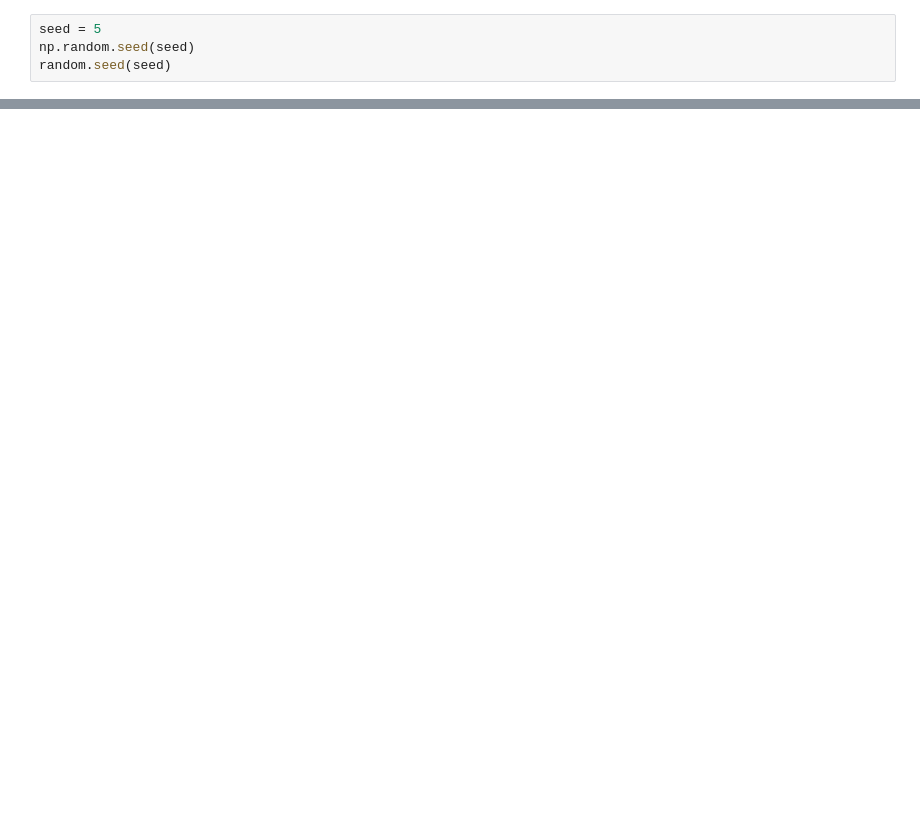
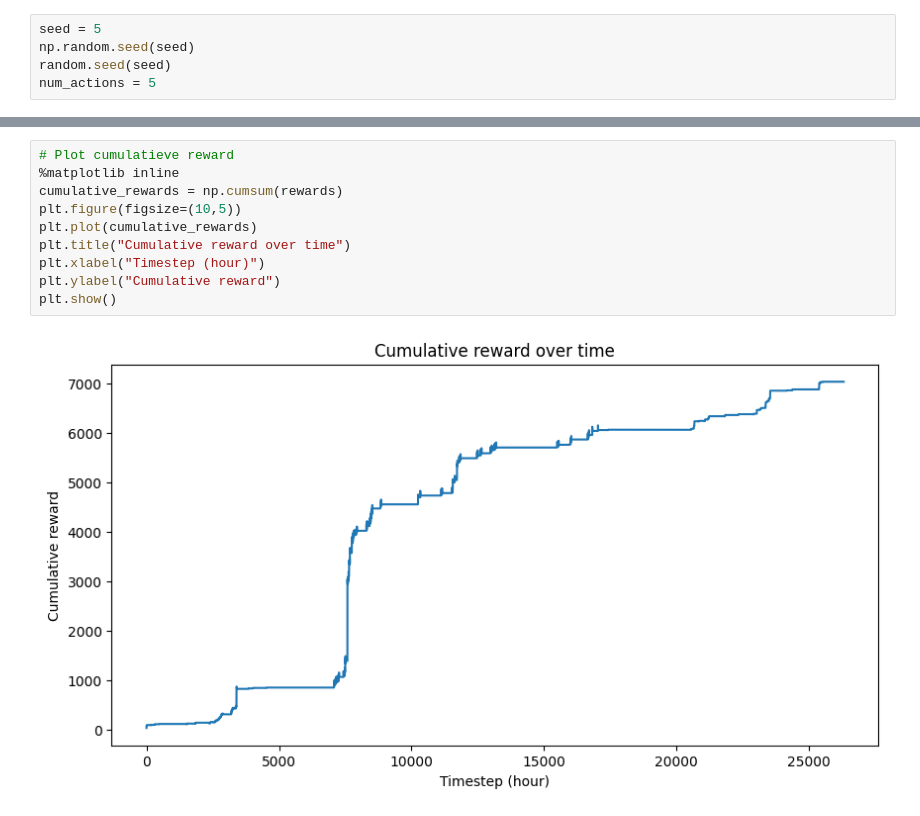
Before and after one commit to HLBurger/project-RL-hydrodam, a Jupyter notebook: notebooks/DQN.ipynb, the cells around one changed output, grey strips where cells are left out. Drawn from its saved outputs; the diff is of its cells as text; blank space fills up the shorter version.

```diff
--- a/notebooks/DQN.ipynb
+++ b/notebooks/DQN.ipynb
@@ -14,4 +21,5 @@ import random
 seed = 5
 np.random.seed(seed)
 random.seed(seed)
+num_actions = 5
 # %%
@@ -45,0 +174,12 @@ AttributeError: 'HydroElectric_Test' object has no attribute 'observation_space'
+# %%
+# Plot cumulatieve reward
+%matplotlib inline
+cumulative_rewards = np.cumsum(rewards)
+plt.figure(figsize=(10,5))
+plt.plot(cumulative_rewards)
+plt.title("Cumulative reward over time")
+plt.xlabel("Timestep (hour)")
+plt.ylabel("Cumulative reward")
+plt.show()
+# %% [output]
+[figure, added]
```
Also changed, not shown: parts of 9 cells of this notebook.
